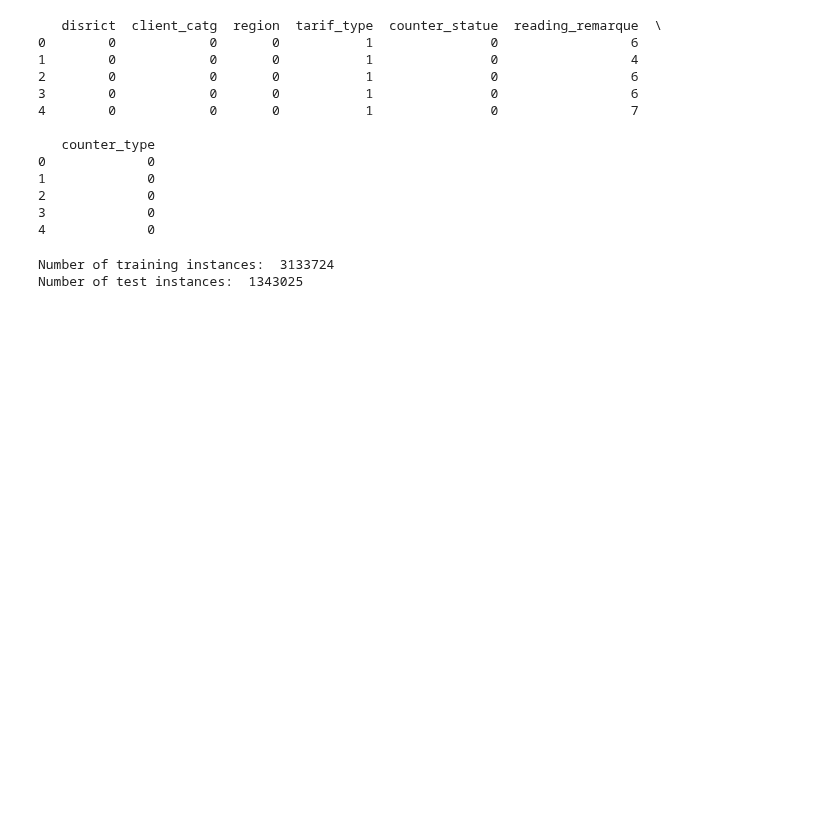
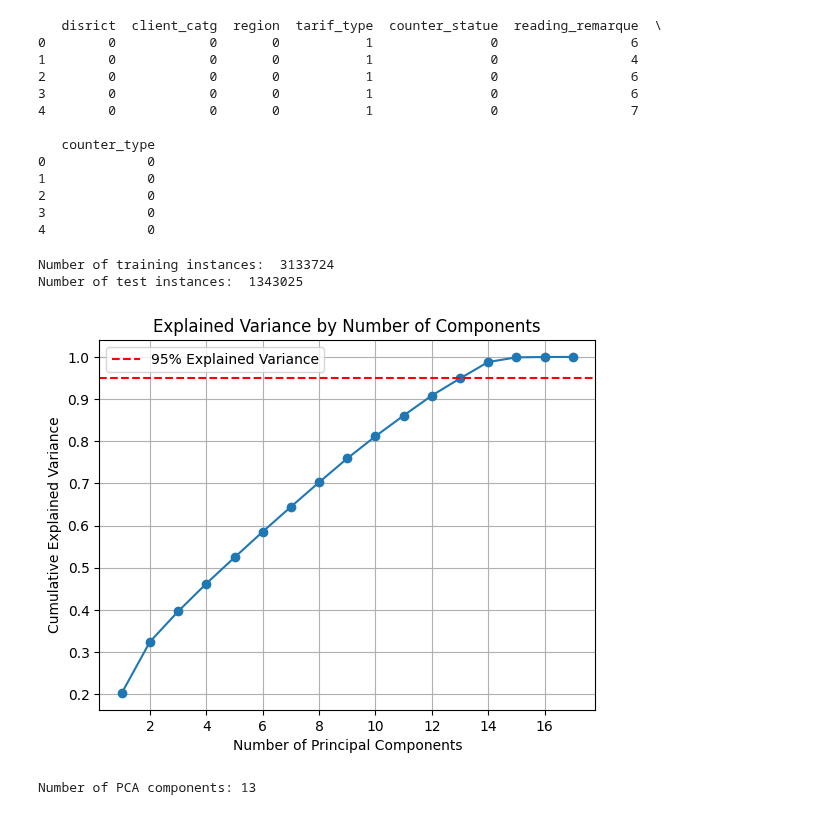
Before and after one commit to bernisschow/CS3244-Fraud-Detection-in-Electricity-and-Gas-Consumption, a Jupyter notebook: naivebayes model.ipynb, the cells around one changed output. Cells and saved outputs as stored; diff of their text form; code cells hidden in the pictures; blank space fills up the shorter version.

```diff
--- a/naivebayes model.ipynb
+++ b/naivebayes model.ipynb
@@ -77,3 +77,34 @@ Number of test instances:  1343025
 scaler = StandardScaler()
 X_train_scaled = scaler.fit_transform(X_train)
 X_test_scaled = scaler.transform(X_test)
+# %%
+from sklearn.decomposition import PCA
+import matplotlib.pyplot as plt
+import numpy as np
+
+# Fit PCA on the full dataset or a sample
+pca = PCA().fit(X_train_scaled)
+
+# Calculate cumulative explained variance
+cumulative_variance = np.cumsum(pca.explained_variance_ratio_)
+
+# Plot cumulative explained variance
+plt.plot(range(1, len(cumulative_variance) + 1), cumulative_variance, marker='o')
+plt.xlabel('Number of Principal Components')
+plt.ylabel('Cumulative Explained Variance')
+plt.title('Explained Variance by Number of Components')
+plt.axhline(y=0.95, color='r', linestyle='--', label='95% Explained Variance')
+plt.legend()
+plt.grid(True)
+plt.show()
+# %% [output]
+[figure, added]
+# %%
+# Apply PCA with a fixed number of components
+pca = PCA(n_components=13, random_state=1)
+X_train_pca = pca.fit_transform(X_train_scaled)
+X_test_pca = pca.transform(X_test_scaled)
+
+print(f"Number of PCA components: {X_train_pca.shape[1]}")
+# %% [output]
+Number of PCA components: 13
```
Also changed, not shown: parts of 8 cells of this notebook.
